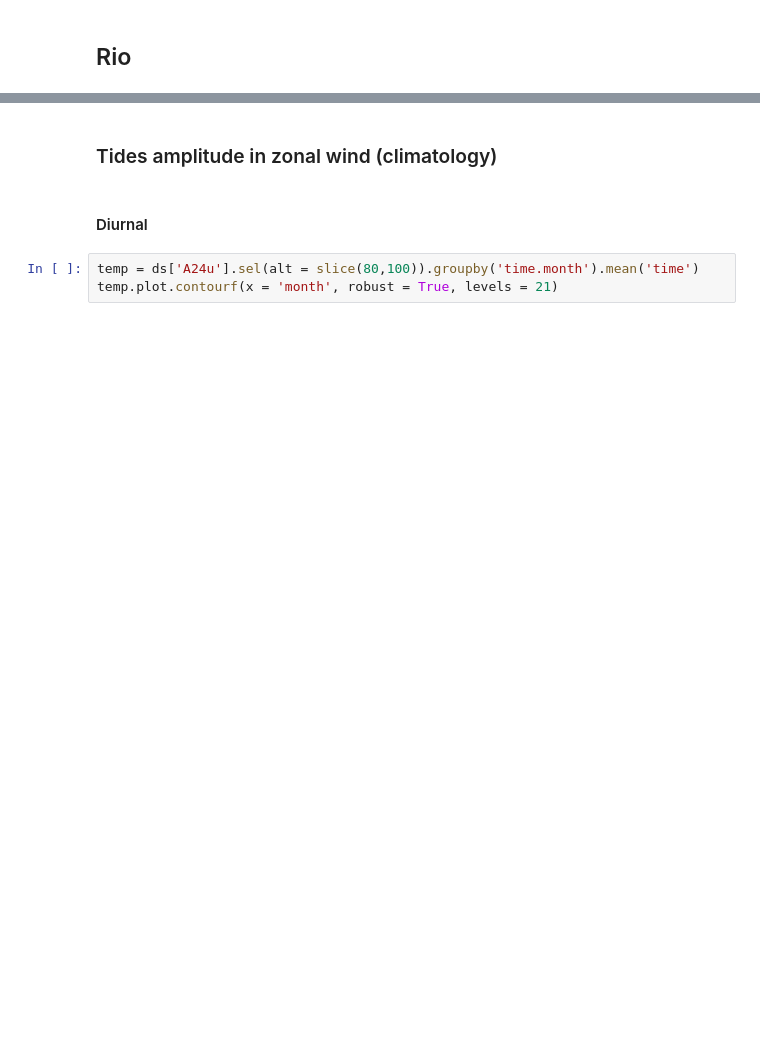
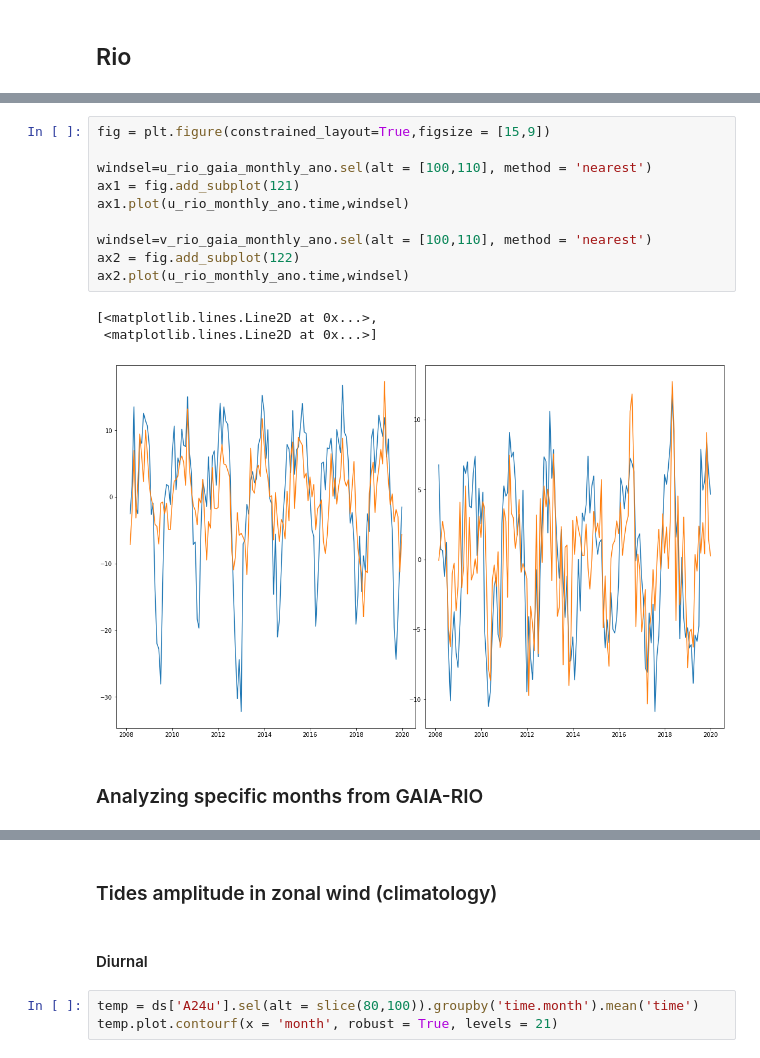
Before and after one commit to VACILT/trends_project, a Jupyter notebook: data_introduction_jason.ipynb, the cells around one changed output, grey strips where cells are left out. Drawn from its saved outputs; the diff is of its cells as text; blank space fills up the shorter version.

```diff
--- a/data_introduction_jason.ipynb
+++ b/data_introduction_jason.ipynb
@@ -599,0 +768,16 @@ Data variables:
+# %%
+fig = plt.figure(constrained_layout=True,figsize = [15,9])
+
+windsel=u_rio_gaia_monthly_ano.sel(alt = [100,110], method = 'nearest')
+ax1 = fig.add_subplot(121)
+ax1.plot(u_rio_monthly_ano.time,windsel)
+
+windsel=v_rio_gaia_monthly_ano.sel(alt = [100,110], method = 'nearest')
+ax2 = fig.add_subplot(122)
+ax2.plot(u_rio_monthly_ano.time,windsel)
+# %% [output]
+[<matplotlib.lines.Line2D at 0x...>,
+ <matplotlib.lines.Line2D at 0x...>]
+[figure, added]
+# %% [markdown]
+### Analyzing specific months from GAIA-RIO
```
Also changed, not shown: parts of 22 cells of this notebook.
